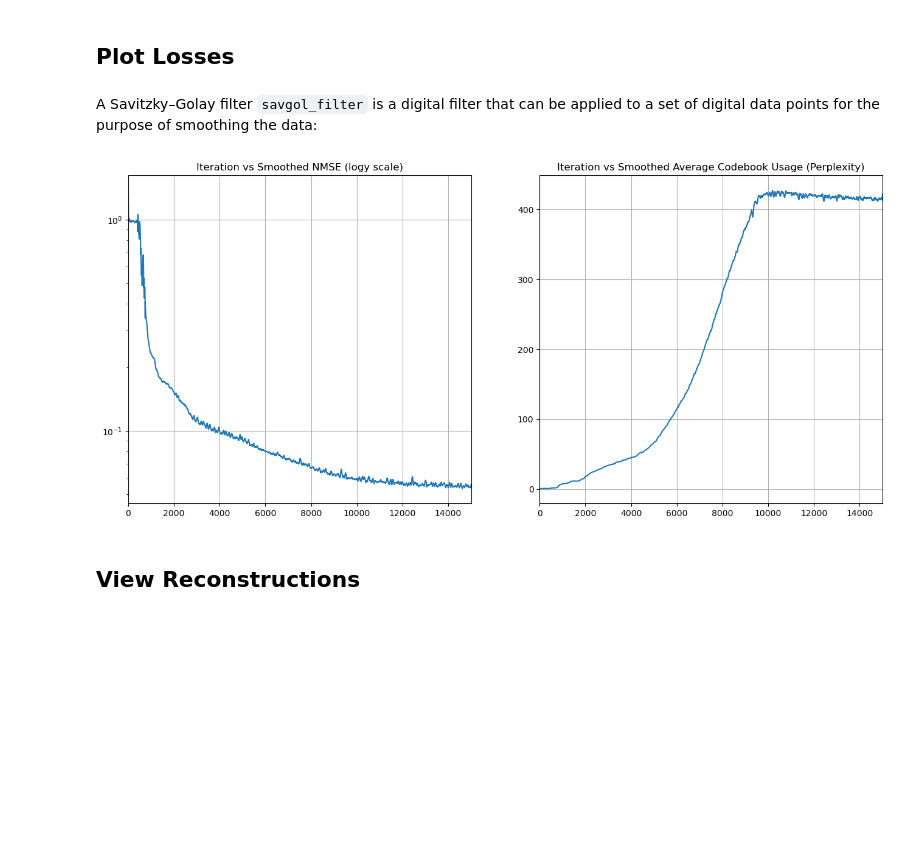
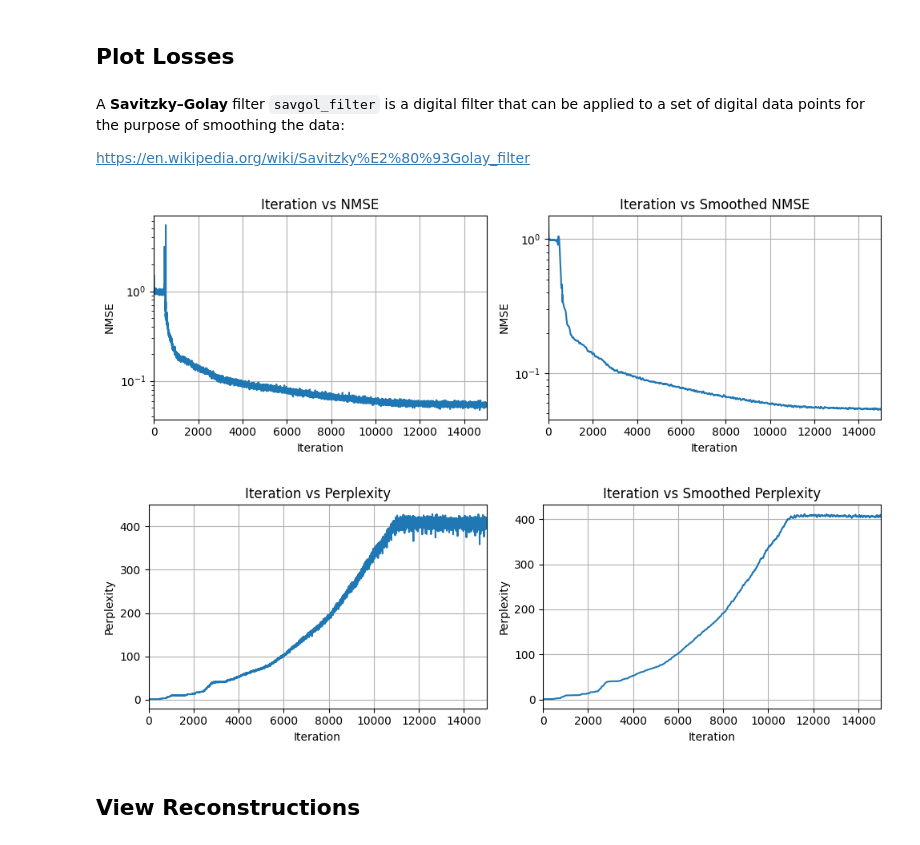
Before and after one commit to mikerapt/hy673_tutorials, a Jupyter notebook: Tutorial-8/08d_vq_vae.ipynb, the cells around one changed output. Saved outputs shown, nothing was run; the diff lists cells and outputs as text; code cells hidden in the pictures; blank space fills up the shorter version.

```diff
--- a/Tutorial-8/08d_vq_vae.ipynb
+++ b/Tutorial-8/08d_vq_vae.ipynb
@@ -393,5 +611,13 @@ model = VQVAE(
 
 optimizer = optim.Adam(model.parameters(), lr=learning_rate, amsgrad=False)
 
-_ = summary(model)
+# cifar 10:
+channels, length, height = 3, 32, 32
+
+summary(
+    model=model,
+    input_data=tc.zeros(
+        size=(batch_size, channels, height, length), device=device
+    )
+)
 # %% [output]
@@ -464,28 +710,66 @@ perplexity: 415.572
 # %% [markdown]
 ## Plot Losses
 # %% [markdown]
-A Savitzky–Golay filter `savgol_filter` is a digital filter that can be applied to a set of digital data points for the purpose of smoothing the data:
+A **Savitzky–Golay** filter `savgol_filter` is a digital filter that can be applied to a set of digital data points for the purpose of smoothing the data:
+
+https://en.wikipedia.org/wiki/Savitzky%E2%80%93Golay_filter
 # %%
-train_res_recon_error_smooth = savgol_filter(x=train_res_recon_error, window_length=201, polyorder=7)
-train_res_perplexity_smooth = savgol_filter(x=train_res_perplexity, window_length=201, polyorder=7)
+train_res_recon_error_smooth = savgol_filter(
+    x=train_res_recon_error, window_length=201, polyorder=7
+)
+train_res_perplexity_smooth = savgol_filter(
+    x=train_res_perplexity, window_length=201, polyorder=7
+)
 # %%
-f = plt.figure(figsize=(16,7))
+# NMSE:
+f = plt.figure(figsize=(10,3.5))
+
 ax = f.add_subplot(1,2,1)
+ax.plot(train_res_recon_error)
+ax.set_xlim(0, len(train_res_recon_error))
+ax.set_yscale('log')
+ax.set_title('Iteration vs NMSE')
+ax.set_xlabel('Iteration')
+ax.set_ylabel('NMSE')
+ax.grid()
+
+ax = f.add_subplot(1,2,2)
 ax.plot(train_res_recon_error_smooth)
-ax.set_xlim(0, num_training_updates)
+ax.set_xlim(0, len(train_res_recon_error_smooth))
 ax.set_yscale('log')
-ax.set_title('Iteration vs Smoothed NMSE (logy scale)')
-plt.grid()
+ax.set_title('Iteration vs Smoothed NMSE')
+ax.set_xlabel('Iteration')
+ax.set_ylabel('NMSE')
+ax.grid()
+
+plt.tight_layout()
+plt.show()
+
+
+# Perplexity:
+f = plt.figure(figsize=(10,3.5))
+
+ax = f.add_subplot(1,2,1)
+ax.plot(train_res_perplexity)
+ax.set_xlim(0, len(train_res_perplexity))
+ax.set_title('Iteration vs Perplexity')
+ax.set_xlabel('Iteration')
+ax.set_ylabel('Perplexity')
+ax.grid()
 
 ax = f.add_subplot(1,2,2)
 ax.plot(train_res_perplexity_smooth)
-ax.set_xlim(0, num_training_updates)
-ax.set_title('Iteration vs Smoothed Average Codebook Usage (Perplexity)')
-plt.grid()
+ax.set_xlim(0, len(train_res_perplexity_smooth))
+ax.set_title('Iteration vs Smoothed Perplexity')
+ax.set_xlabel('Iteration')
+ax.set_ylabel('Perplexity')
+ax.grid()
+
+plt.tight_layout()
 plt.show()
-plt.close()
 # %% [output]
-[figure, old version]
+[figure, new version]
+[figure, added]
 # %% [markdown]
 ## View Reconstructions
 # %%
```
Also changed, not shown: parts of 40 cells of this notebook, 2 other files.
